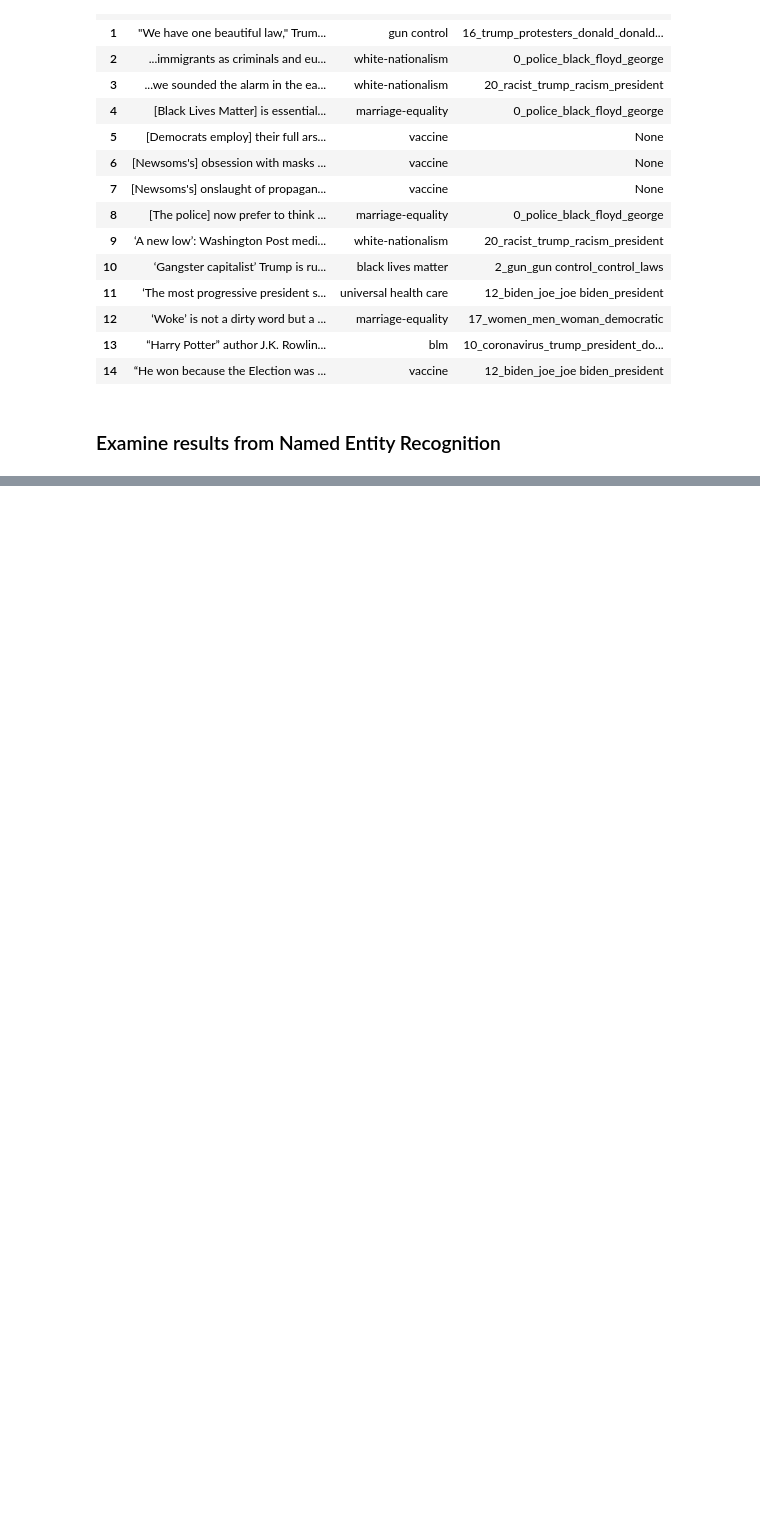
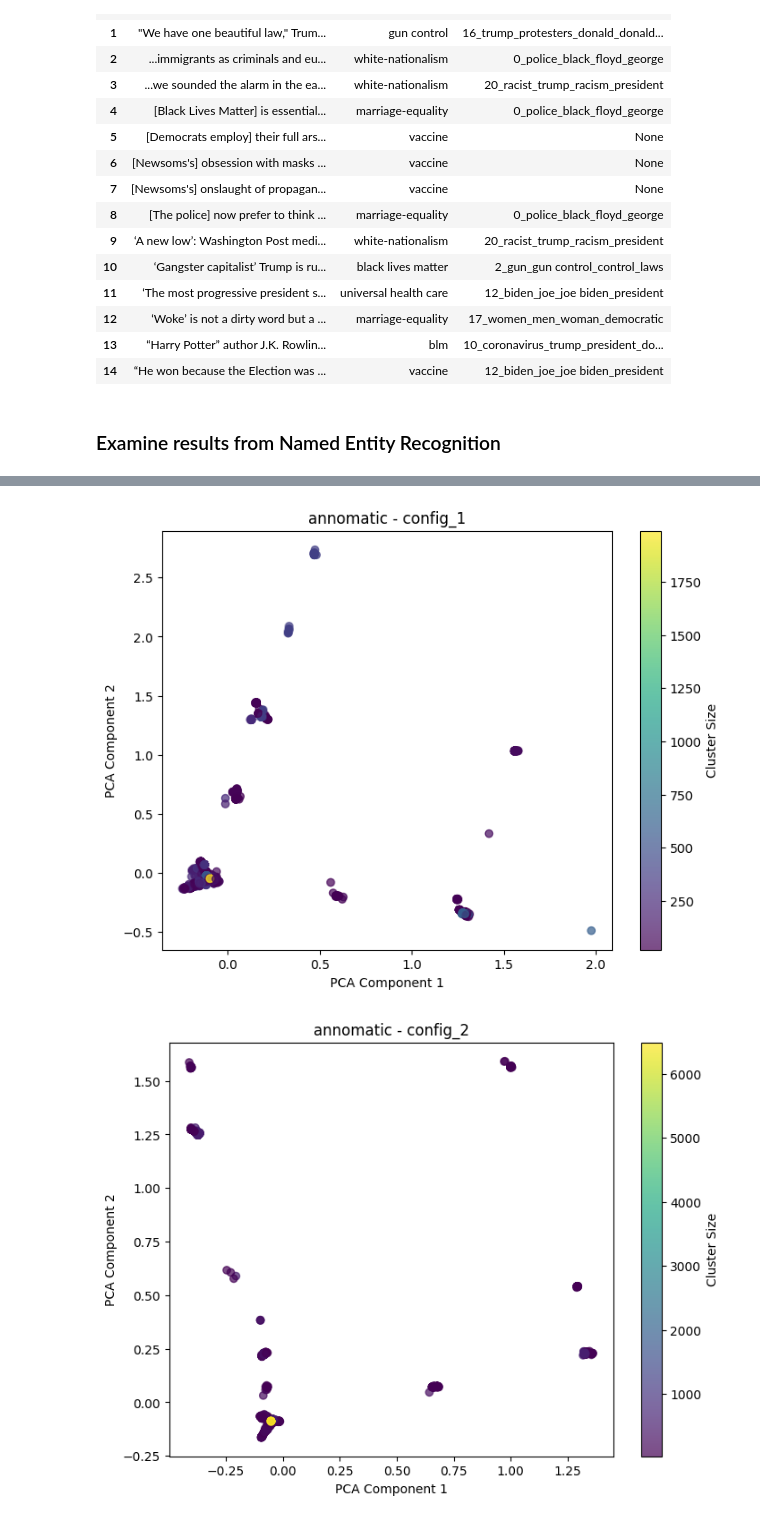
Before and after one commit to SofiaKarsaclian/dataset-diversity, a Jupyter notebook: notebooks/enrich_datasets.ipynb, the cells around one changed output, grey strips where cells are left out. Drawn from its saved outputs; the diff is of its cells as text; code cells hidden in the pictures; blank space fills up the shorter version.

```diff
--- a/notebooks/enrich_datasets.ipynb
+++ b/notebooks/enrich_datasets.ipynb
@@ -96,0 +134,7 @@ Wordcloud for basil
+# %%
+for name, configs in results.items():
+    print(f"Dataset: {name}")
+    for config_name, data in configs.items():
+        clustered_df = data["clustered_df"]
+        num_clusters = clustered_df['entity_cluster'].nunique(dropna=True)
+        print(f"  {config_name}: {data['config']}, Clusters: {num_clusters}")
@@ -96,0 +154,42 @@ Wordcloud for basil
+# %%
+import matplotlib.pyplot as plt
+from sklearn.decomposition import PCA
+from sklearn.feature_extraction.text import CountVectorizer
+
+for name, configs in results.items():
+    for config_name, data in configs.items():
+        clustered_df = data["clustered_df"].dropna(subset=['entity_cluster'])
+
+        # Recompute feature matrix from entities
+        if 'entities' in clustered_df.columns:
+            clustered_df['entities_str'] = clustered_df['entities'].apply(lambda x: ' '.join(x))
+            vectorizer = CountVectorizer(tokenizer=lambda x: x.split())
+            X_sparse = vectorizer.fit_transform(clustered_df['entities_str'])
+
+            # Perform PCA to reduce to 2D for visualization
+            pca = PCA(n_components=2, random_state=42)
+            X_reduced = pca.fit_transform(X_sparse.toarray())
+        else:
+            print(f"No 'entities' column found in {name} - {config_name}. Skipping...")
+            continue
+
+        cluster_sizes = clustered_df['entity_cluster'].value_counts()
+
+        # Map cluster size to color intensity
+        cluster_colors = clustered_df['entity_cluster'].map(lambda x: cluster_sizes[x] if x != -1 else 0)
+
+        # Normalize cluster sizes for color mapping
+        norm = plt.Normalize(vmin=cluster_colors.min(), vmax=cluster_colors.max())
+        cmap = plt.cm.viridis
+
+        # Plot the 2D PCA reduced data with color reflecting cluster size
+        plt.figure(figsize=(8, 6))
+        scatter = plt.scatter(X_reduced[:, 0], X_reduced[:, 1], c=cluster_colors, cmap=cmap, alpha=0.7, norm=norm)
+        plt.colorbar(scatter, label='Cluster Size')
+        plt.title(f"{name} - {config_name}")
+        plt.xlabel('PCA Component 1')
+        plt.ylabel('PCA Component 2')
+        plt.show()
+# %% [output]
+[figure, added]
+[figure, added]
```
Also changed, not shown: parts of 8 cells of this notebook, 45 other files.
